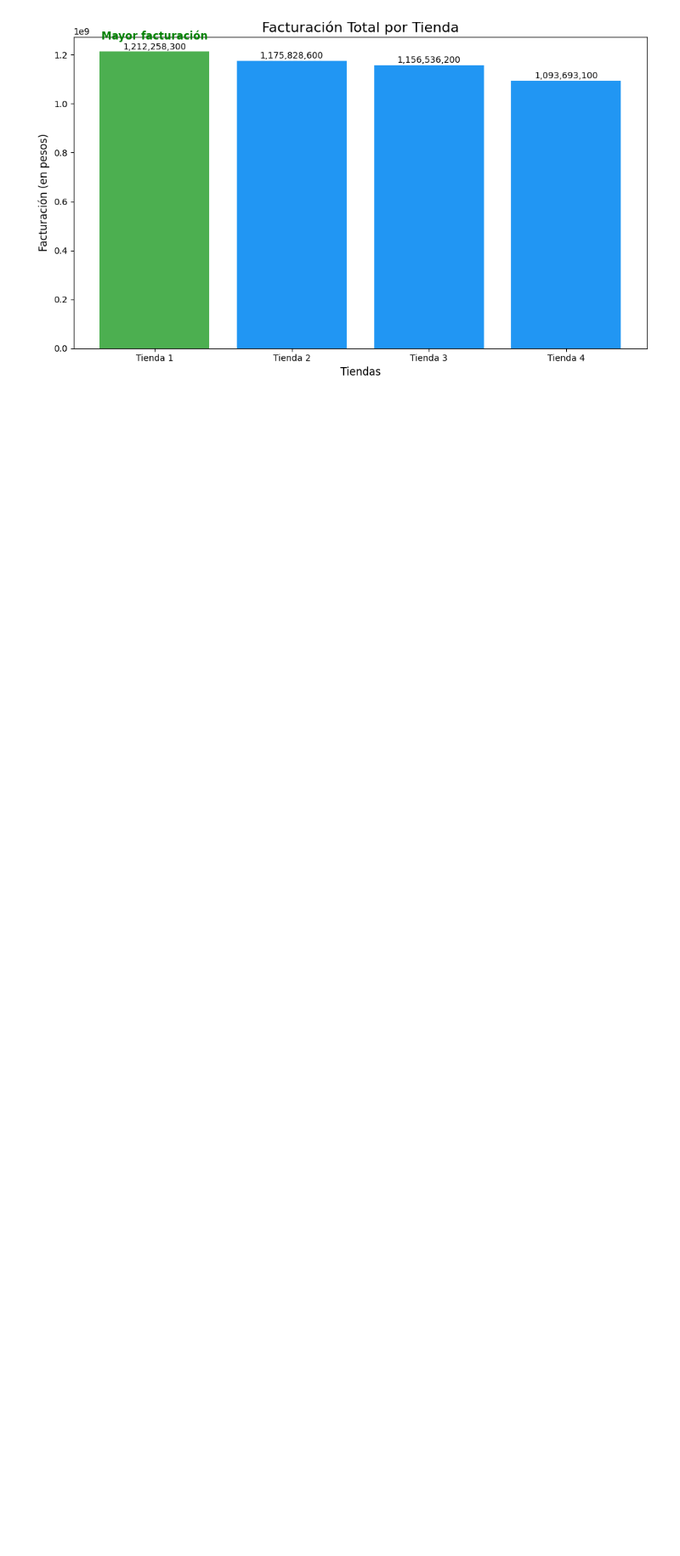
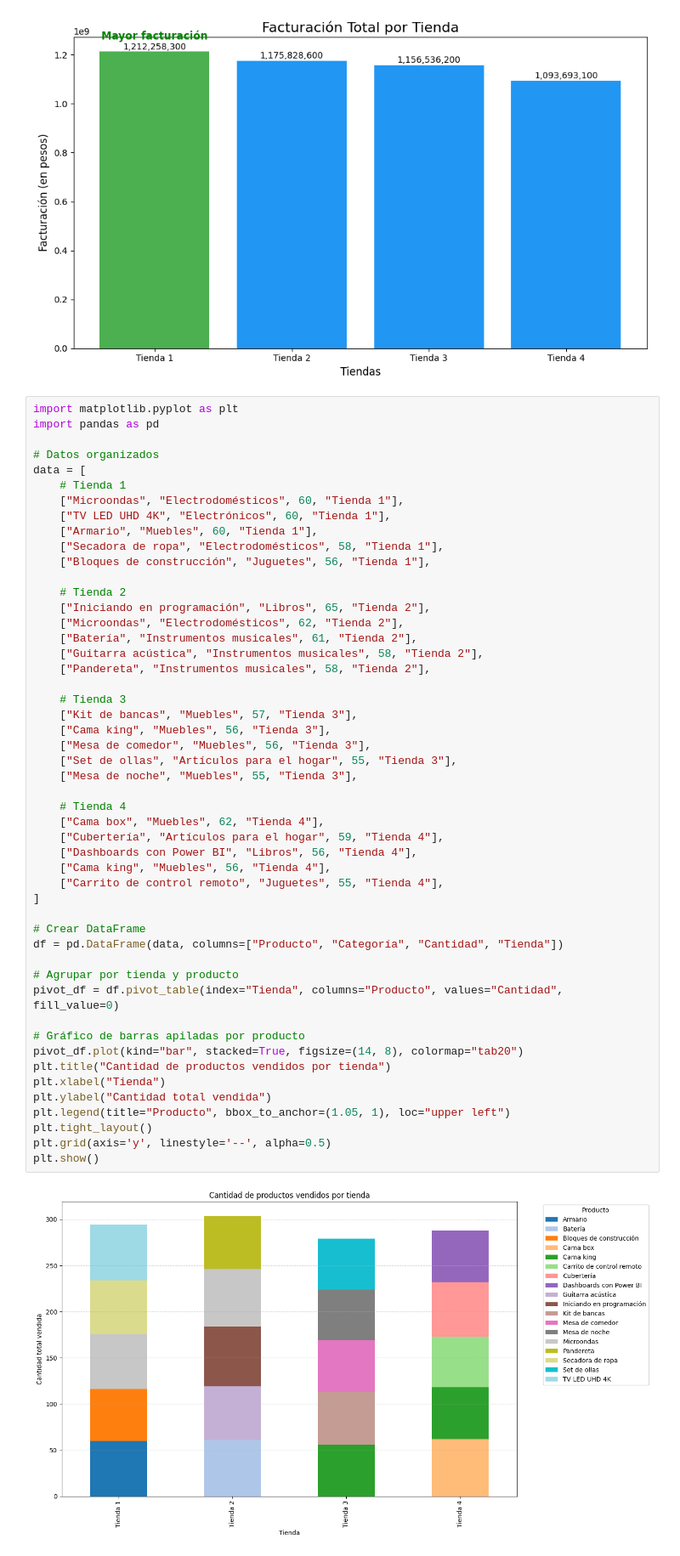
Before and after one commit to vicdas/DataScienceChallengeAluraStore, a Jupyter notebook: AluraStoreLatam.ipynb, the cells around one changed output. Shown at 85% size. Drawn from its saved outputs; the diff is of its cells as text; blank space fills up the shorter version.

Commit message:
Se agrego información de imagenes y reporte

```diff
--- a/AluraStoreLatam.ipynb
+++ b/AluraStoreLatam.ipynb
@@ -388,3 +427,55 @@ plt.tight_layout()
 plt.show()
 # %% [output]
 [figure]
+# %%
+import matplotlib.pyplot as plt
+import pandas as pd
+
+# Datos organizados
+data = [
+    # Tienda 1
+    ["Microondas", "Electrodomésticos", 60, "Tienda 1"],
+    ["TV LED UHD 4K", "Electrónicos", 60, "Tienda 1"],
+    ["Armario", "Muebles", 60, "Tienda 1"],
+    ["Secadora de ropa", "Electrodomésticos", 58, "Tienda 1"],
+    ["Bloques de construcción", "Juguetes", 56, "Tienda 1"],
+
+    # Tienda 2
+    ["Iniciando en programación", "Libros", 65, "Tienda 2"],
+    ["Microondas", "Electrodomésticos", 62, "Tienda 2"],
+    ["Batería", "Instrumentos musicales", 61, "Tienda 2"],
+    ["Guitarra acústica", "Instrumentos musicales", 58, "Tienda 2"],
+    ["Pandereta", "Instrumentos musicales", 58, "Tienda 2"],
+
+    # Tienda 3
+    ["Kit de bancas", "Muebles", 57, "Tienda 3"],
+    ["Cama king", "Muebles", 56, "Tienda 3"],
+    ["Mesa de comedor", "Muebles", 56, "Tienda 3"],
+    ["Set de ollas", "Artículos para el hogar", 55, "Tienda 3"],
+    ["Mesa de noche", "Muebles", 55, "Tienda 3"],
+
+    # Tienda 4
+    ["Cama box", "Muebles", 62, "Tienda 4"],
+    ["Cubertería", "Artículos para el hogar", 59, "Tienda 4"],
+    ["Dashboards con Power BI", "Libros", 56, "Tienda 4"],
+    ["Cama king", "Muebles", 56, "Tienda 4"],
+    ["Carrito de control remoto", "Juguetes", 55, "Tienda 4"],
+]
+
+# Crear DataFrame
+df = pd.DataFrame(data, columns=["Producto", "Categoría", "Cantidad", "Tienda"])
+
+# Agrupar por tienda y producto
+pivot_df = df.pivot_table(index="Tienda", columns="Producto", values="Cantidad", fill_value=0)
+
+# Gráfico de barras apiladas por producto
+pivot_df.plot(kind="bar", stacked=True, figsize=(14, 8), colormap="tab20")
+plt.title("Cantidad de productos vendidos por tienda")
+plt.xlabel("Tienda")
+plt.ylabel("Cantidad total vendida")
+plt.legend(title="Producto", bbox_to_anchor=(1.05, 1), loc="upper left")
+plt.tight_layout()
+plt.grid(axis='y', linestyle='--', alpha=0.5)
+plt.show()
+# %% [output]
+[figure, added]
```
Also changed, not shown: parts of 6 cells of this notebook.
